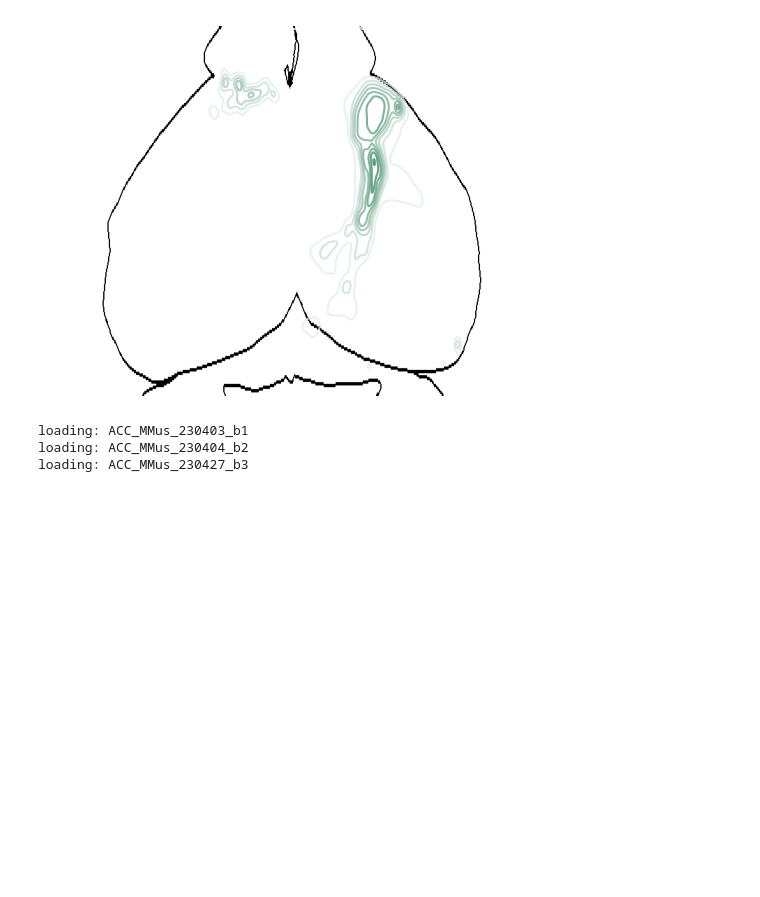
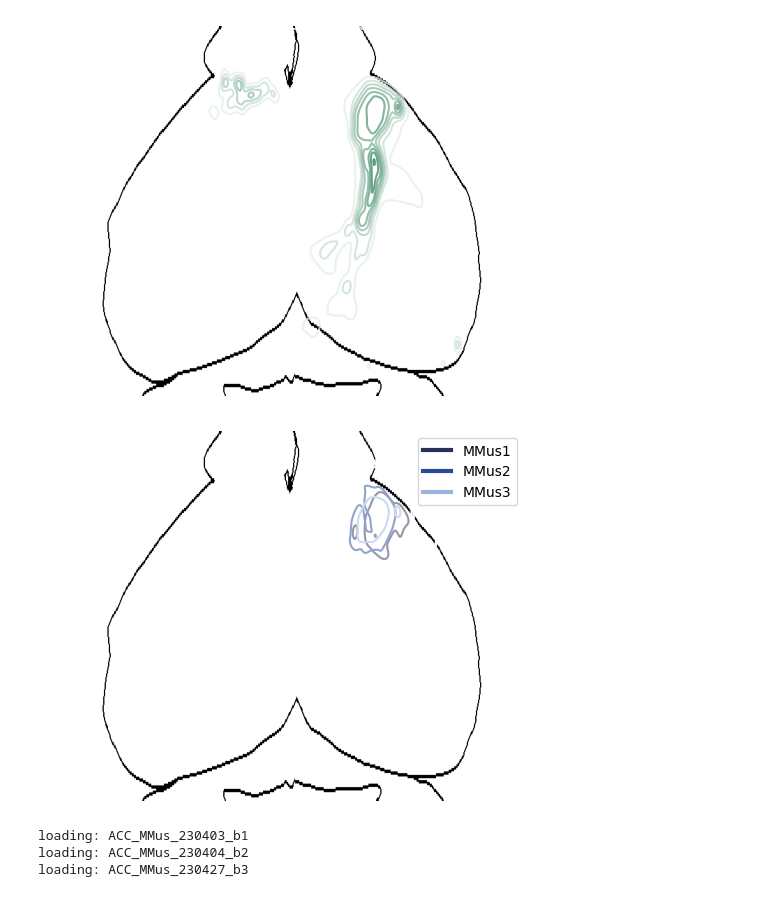
Before and after one commit to eisko/STP_analysis, a Jupyter notebook: Injection_vis2.ipynb, the cells around one changed output. Drawn from its saved outputs; the diff is of its cells as text; code cells hidden in the pictures; blank space fills up the shorter version.

```diff
--- a/Injection_vis2.ipynb
+++ b/Injection_vis2.ipynb
@@ -155,7 +209,7 @@ loading: ACC_STeg_230501_b3
 masks_folder = in_path+"masks/mmus_220303_hs_asr/"
 
 # area list from make_masks.py
-areas = ["grey", "CTX", "OMCi", "OMCc", "ACAi" "ACAc", "aud","TH", "STR", "CP", "AMY", "P", "PG", "MB", "PAG", "SCm",
+areas = ["grey", "CTX", "OMCi", "OMCc", "ACAi", "ACAc", "aud","TH", "STR", "CP", "AMY", "P", "PG", "MB", "PAG", "SCm",
          "SNr", "HY", "CNU", "TEa", "ECT", "VISC", "AI", "GU", "BS", "HIP"]
 
 # make dictionary where keys = areas, values=list of masks corresponding to metadata order
@@ -214,6 +279,21 @@ for i in range(len(images)):
 [figure]
 [figure]
 [figure]
+# %%
+blue1 = create_cmap(39, 50, 86)
+blue2 = create_cmap(41, 73, 154)
+blue3 = create_cmap(155, 181, 222)
+color_list = [blue1, blue2, blue3]
+
+plot_contour(images, mask_dict=masks, roi="inj", masks_to_plot=["grey", "BS", "STR", "CP", "CTX"],
+             view="top", ncontours=1, alpha=1, cmaps=color_list)
+lines = [Line2D([0], [0], color=color_list[i].colors[-1], linestyle="-", linewidth=3) for i in range(3)]
+labels = ["MMus1", "MMus2", "MMus3"]
+plt.legend(lines,labels)
+plt.savefig(out_path+"MMus_inj_outlines.jpeg", dpi=300, bbox_inches="tight")
+plt.show()
+# %% [output]
+[figure, added]
 # %%
 
 # load MMus/ACC brains
```
Also changed, not shown: parts of 6 cells of this notebook, 4 other files.
